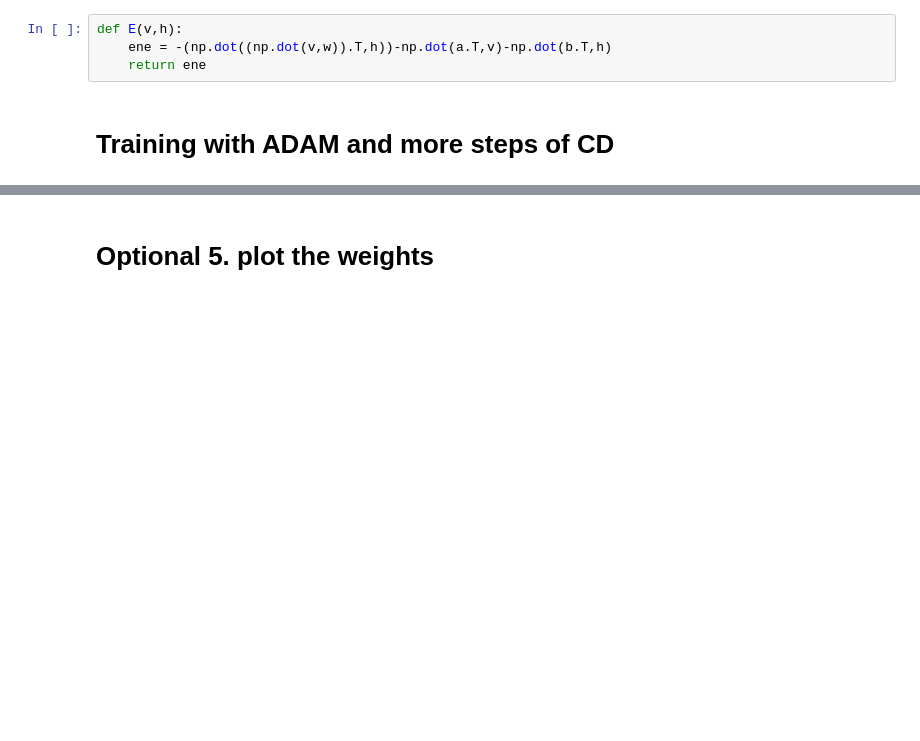
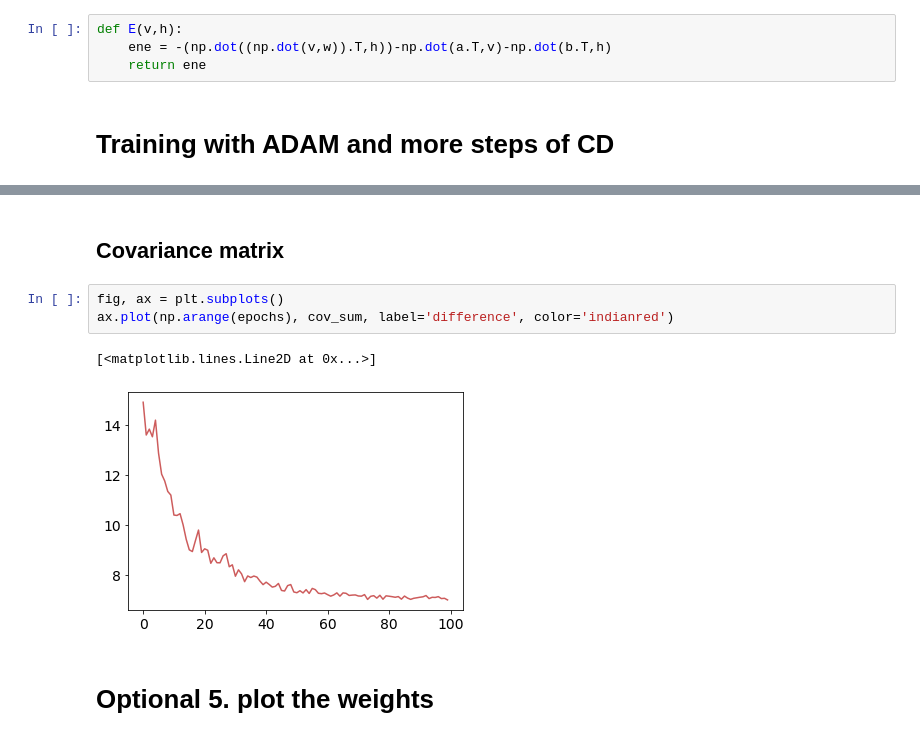
Before and after one commit to isottongloria/LCP-MODULE_B, a Jupyter notebook: RBM_23-point_4+2+3.ipynb, the cells around one changed output, grey strips where cells are left out. Cells and saved outputs as stored; diff of their text form; blank space fills up the shorter version.

```diff
--- a/RBM_23-point_4+2+3.ipynb
+++ b/RBM_23-point_4+2+3.ipynb
@@ -514,3 +536,11 @@ ax.plot(np.arange(100), rms, label='rms', color='navy')
+# %% [markdown]
+## Covariance matrix
+# %%
+fig, ax = plt.subplots()
+ax.plot(np.arange(epochs), cov_sum, label='difference', color='indianred')
+# %% [output]
+[<matplotlib.lines.Line2D at 0x...>]
+[figure, added]
 # %% [markdown]
 # Optional 5. plot the weights
 # %% [markdown]
```
Also changed, not shown: parts of 10 cells of this notebook.
